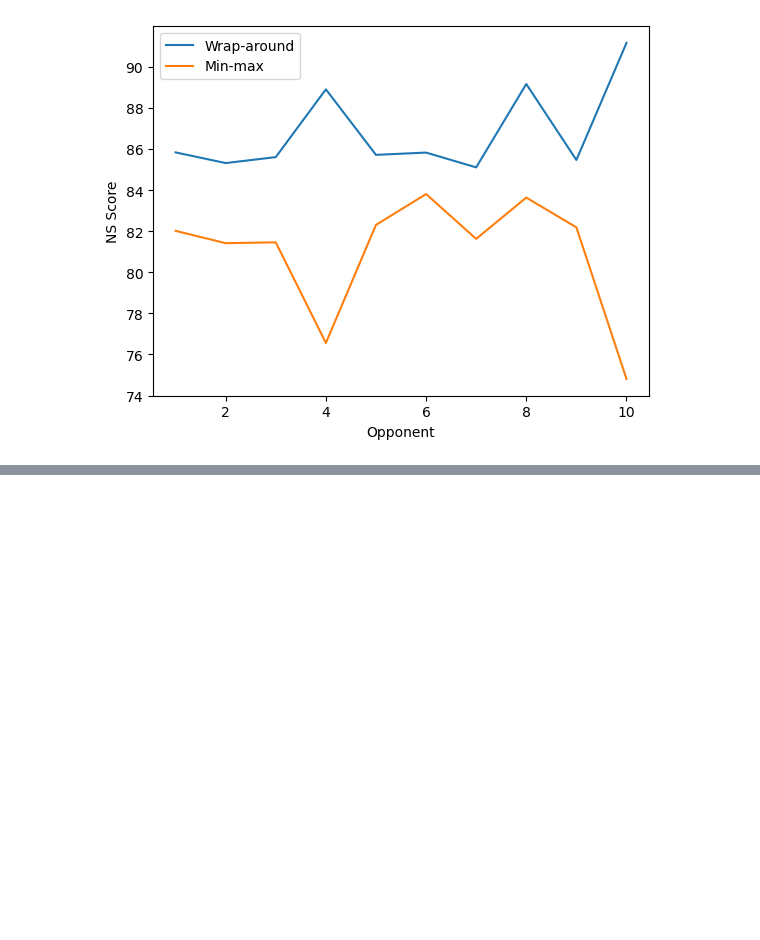
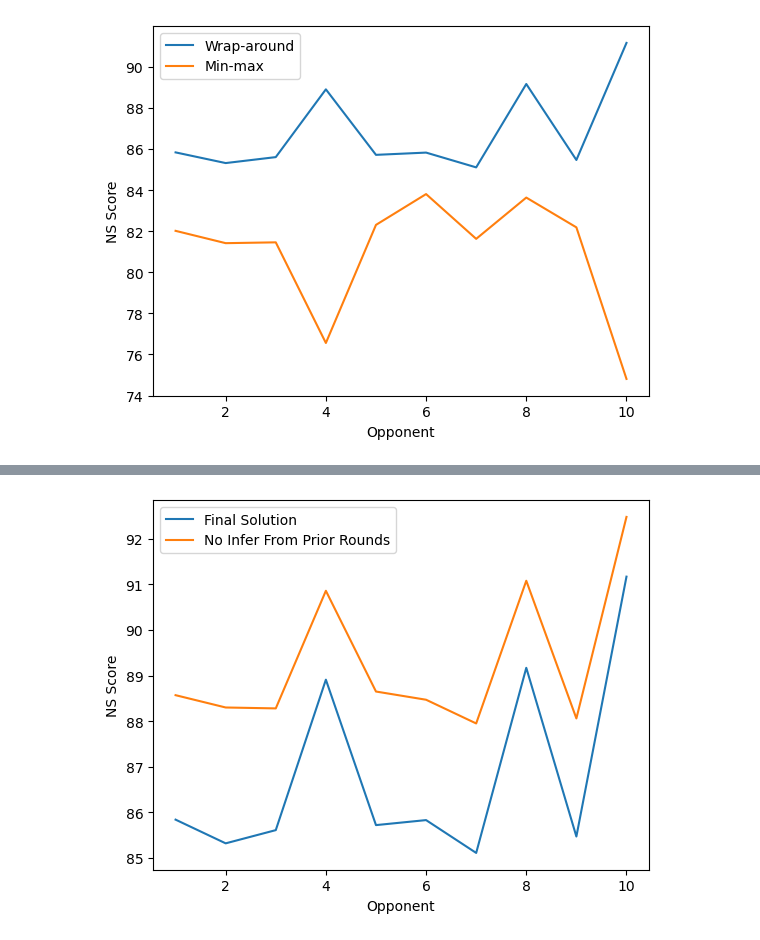
Before and after one commit to ArmanOzcan18/Guess-My-Hand, a Jupyter notebook: teams/wrap_analysis.ipynb, the cells around one changed output, grey strips where cells are left out. Drawn from its saved outputs; the diff is of its cells as text; code cells hidden in the pictures; blank space fills up the shorter version.

```diff
--- a/teams/wrap_analysis.ipynb
+++ b/teams/wrap_analysis.ipynb
@@ -210,0 +285,12 @@ Median score difference: 3.8599999999999994
+# %%
+# Ablate prior cvals
+opponents = np.arange(1, 11)
+plt.plot(opponents, [score[0] for score in scores_wrap], label='Final Solution')
+plt.plot(opponents, [score[0] for score in scores_no_prior_rounds], label='No Infer From Prior Rounds')
+plt.xlabel('Opponent')
+plt.ylabel('NS Score')
+plt.legend()
+plt.savefig('noPriorRounds.png')
+plt.show()
+# %% [output]
+[figure, added]
```
Also changed, not shown: parts of 8 cells of this notebook, 8 other files.
